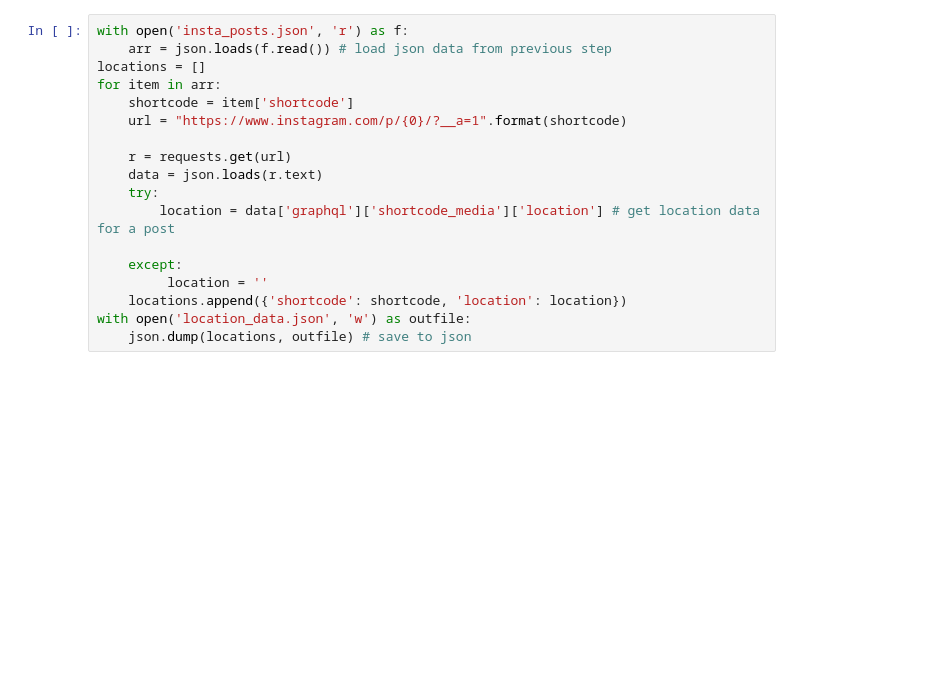
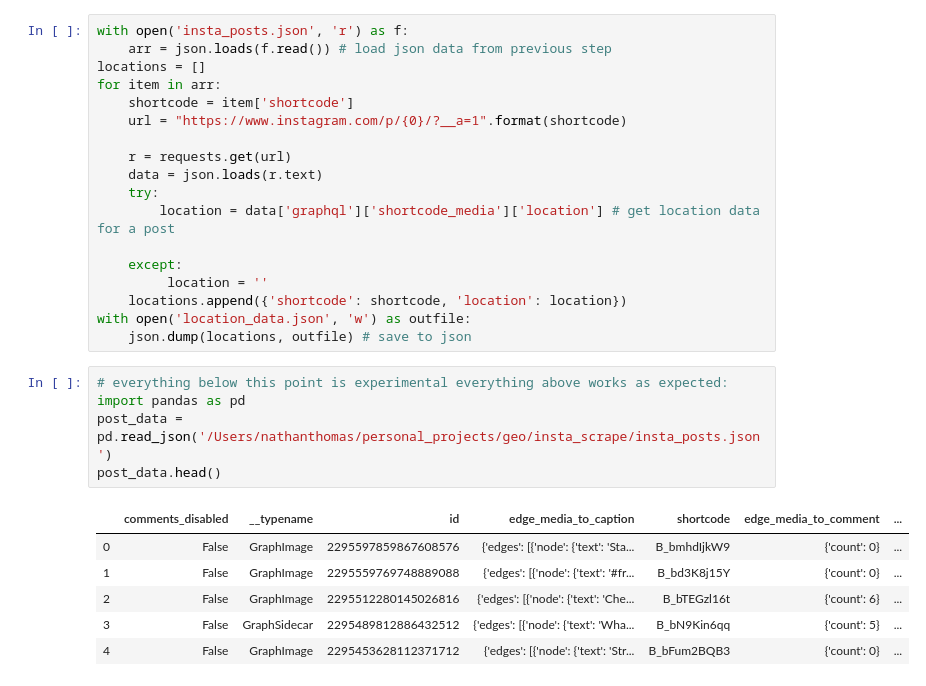
Before and after one commit to PyFAST-GoCode/insta_scrape, a Jupyter notebook: insta_scrape.ipynb, the cells around one changed output. Cells and saved outputs as stored; diff of their text form; blank space fills up the shorter version.

```diff
--- a/insta_scrape.ipynb
+++ b/insta_scrape.ipynb
@@ -40,3 +40,15 @@ for item in arr:
     locations.append({'shortcode': shortcode, 'location': location})
 with open('location_data.json', 'w') as outfile:
     json.dump(locations, outfile) # save to json
+# %%
+# everything below this point is experimental everything above works as expected:
+import pandas as pd
+post_data = pd.read_json('/Users/nathanthomas/personal_projects/geo/insta_scrape/insta_posts.json')
+post_data.head()
+# %% [output]
+|  | comments_disabled | __typename | id | edge_media_to_caption | shortcode | edge_media_to_comment | ... |
+| 0 | False | GraphImage | 2295597859867608576 | {'edges': [{'node': {'text': 'Sta... | B_bmhdIjkW9 | {'count': 0} | ... |
+| 1 | False | GraphImage | 2295559769748889088 | {'edges': [{'node': {'text': '#fr... | B_bd3K8j15Y | {'count': 0} | ... |
+| 2 | False | GraphImage | 2295512280145026816 | {'edges': [{'node': {'text': 'Che... | B_bTEGzl16t | {'count': 6} | ... |
+| 3 | False | GraphSidecar | 2295489812886432512 | {'edges': [{'node': {'text': 'Wha... | B_bN9Kin6qq | {'count': 5} | ... |
+| 4 | False | GraphImage | 2295453628112371712 | {'edges': [{'node': {'text': 'Str... | B_bFum2BQB3 | {'count': 0} | ... |
```
Also changed, not shown: parts of 5 cells of this notebook.
